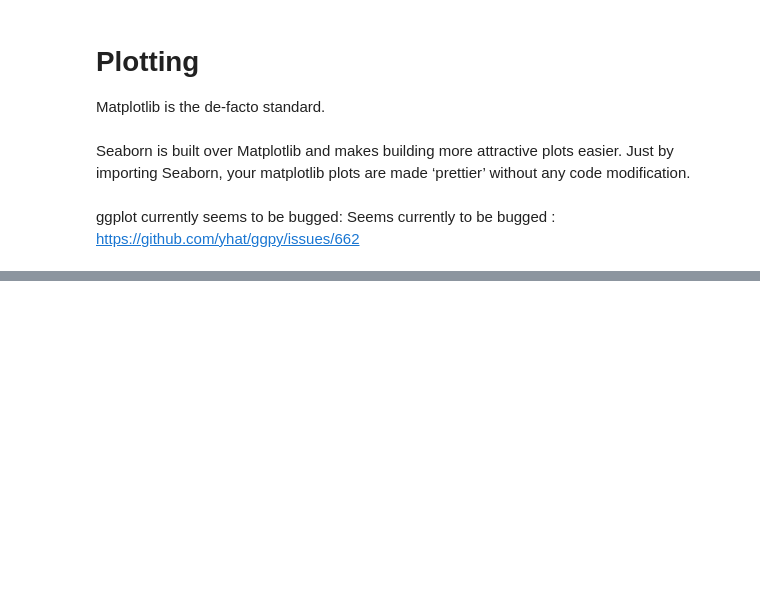
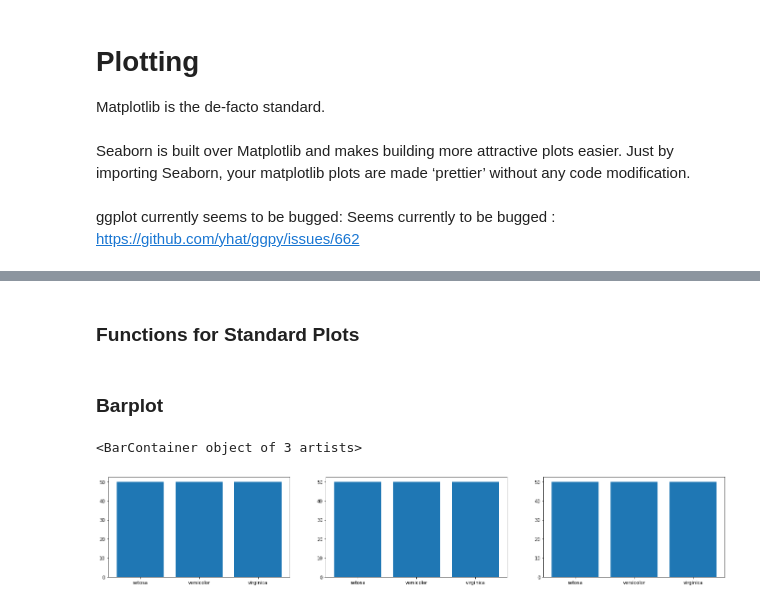
Before and after one commit to kelloggs13/Python, a Jupyter notebook: QuestForFlight.ipynb, the cells around one changed output, grey strips where cells are left out. Cells and saved outputs as stored; diff of their text form; code cells hidden in the pictures; blank space fills up the shorter version.

```diff
--- a/QuestForFlight.ipynb
+++ b/QuestForFlight.ipynb
@@ -136,0 +271,21 @@ iris.groupby(['species'], as_index = False).count()
+# %% [markdown]
+### Functions for Standard Plots
+# %% [markdown]
+### Barplot
+# %%
+# 3 equivalent ways to draw a barchart
+plt.figure(figsize=(24, 4))
+# use explicit names in the dataframe
+plt.subplot(131)
+data_bar = iris.groupby(['species'], as_index = False).size().reset_index(name = 'count')
+plt.bar(data_bar['species'], data_bar['count'])
+# use data argument
+plt.subplot(132)
+plt.bar('species', 'count', data=data_bar)
+# use index and values methods of the dataframe
+plt.subplot(133)
+data_bar = iris.groupby(['species'], as_index = False).size()
+plt.bar(data_bar.index, data_bar.values)
+# %% [output]
+<BarContainer object of 3 artists>
+[figure, added]
```
Also changed, not shown: parts of 29 cells of this notebook.
